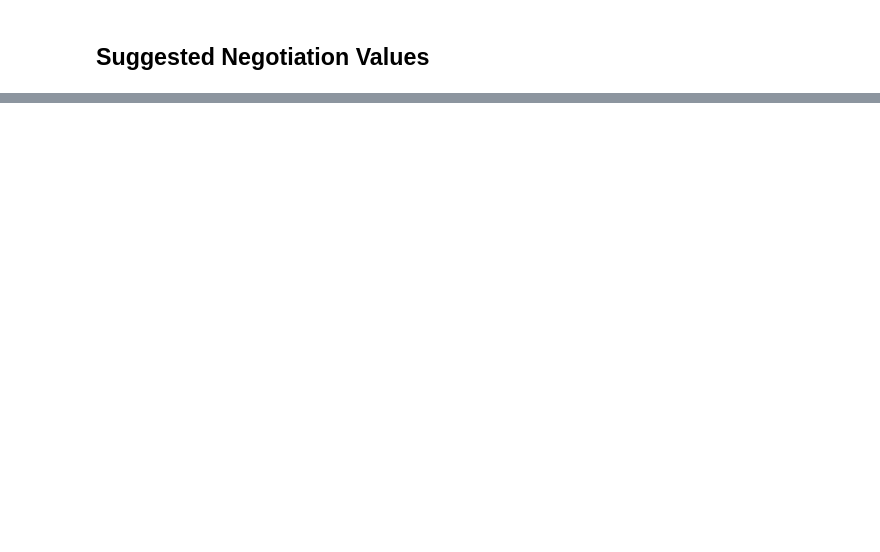
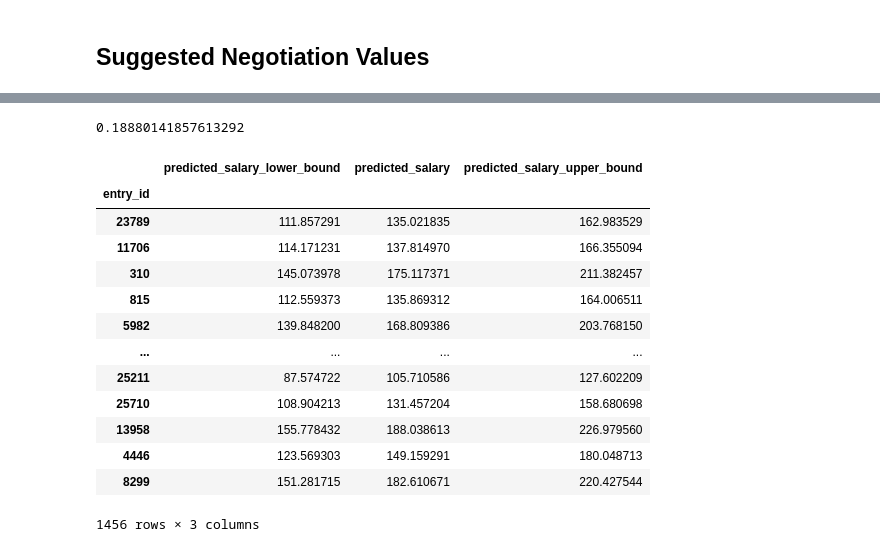
Before and after one commit to simonayzman/CompensationNegotiation, a Jupyter notebook: Data Analysis.ipynb, the cells around one changed output, grey strips where cells are left out. Drawn from its saved outputs; the diff is of its cells as text; code cells hidden in the pictures; blank space fills up the shorter version.

```diff
--- a/Data Analysis.ipynb
+++ b/Data Analysis.ipynb
@@ -297,15 +259,2 @@ Length: 630, dtype: float64
 # %% [markdown]
 ## Suggested Negotiation Values
-# %%
-comp_test = pd.read_csv('test.csv')
-comp_test = comp_tidy_cols(comp_test)
-comp_test = comp_fill_vals(comp_test)
-comp_test_orig = comp_test.copy(deep=True)
-# No need to scale salary/stock/bonus, as that's what we're predicting
-comp_test = comp_create_dummies(comp_test, stringent=False)
-comp_test = comp_drop_cols(comp_test)
-comp_test = comp_scale_regr(comp_test)
-
-X_test = comp.align(comp_test, join='left', axis=1)[1] # Ensure alignment with training data
-X_test = X_test.fillna(0.0)
-X_test
@@ -404,0 +261,32 @@ predictions
+# %%
+y_pred_log_salary_rmse = best_model_salary['rmse']
+y_pred_log_salary = best_model_salary['model'].predict(X_test).flatten()
+np.sqrt(mean_squared_error(y_test_log_salary, y_pred_log_salary))
+
+y_pred_salary = np.exp(y_pred_log_salary)
+y_pred_salary[y_pred_salary < 0] = 0
+y_pred_salary_lower_bound = y_pred_salary * np.exp(y_pred_log_salary_rmse * -1)
+y_pred_salary_upper_bound = y_pred_salary * np.exp(y_pred_log_salary_rmse)
+
+y_pred_salary_range = pd.DataFrame(data={
+    'predicted_salary_lower_bound': y_pred_salary_lower_bound,
+    'predicted_salary': y_pred_salary,
+    'predicted_salary_upper_bound': y_pred_salary_upper_bound,
+}, index=X_test.index)
+y_pred_salary_range
+# %% [output]
+0.18880141857613292
+|  | predicted_salary_lower_bound | predicted_salary | predicted_salary_upper_bound |
+| entry_id |  |  |  |
+| 23789 | 111.857291 | 135.021835 | 162.983529 |
+| 11706 | 114.171231 | 137.814970 | 166.355094 |
+| 310 | 145.073978 | 175.117371 | 211.382457 |
+| 815 | 112.559373 | 135.869312 | 164.006511 |
+| 5982 | 139.848200 | 168.809386 | 203.768150 |
+| ... | ... | ... | ... |
+| 25211 | 87.574722 | 105.710586 | 127.602209 |
+| 25710 | 108.904213 | 131.457204 | 158.680698 |
+| 13958 | 155.778432 | 188.038613 | 226.979560 |
+| 4446 | 123.569303 | 149.159291 | 180.048713 |
+| 8299 | 151.281715 | 182.610671 | 220.427544 |
+1456 rows × 3 columns
```
Also changed, not shown: parts of 18 cells of this notebook.
